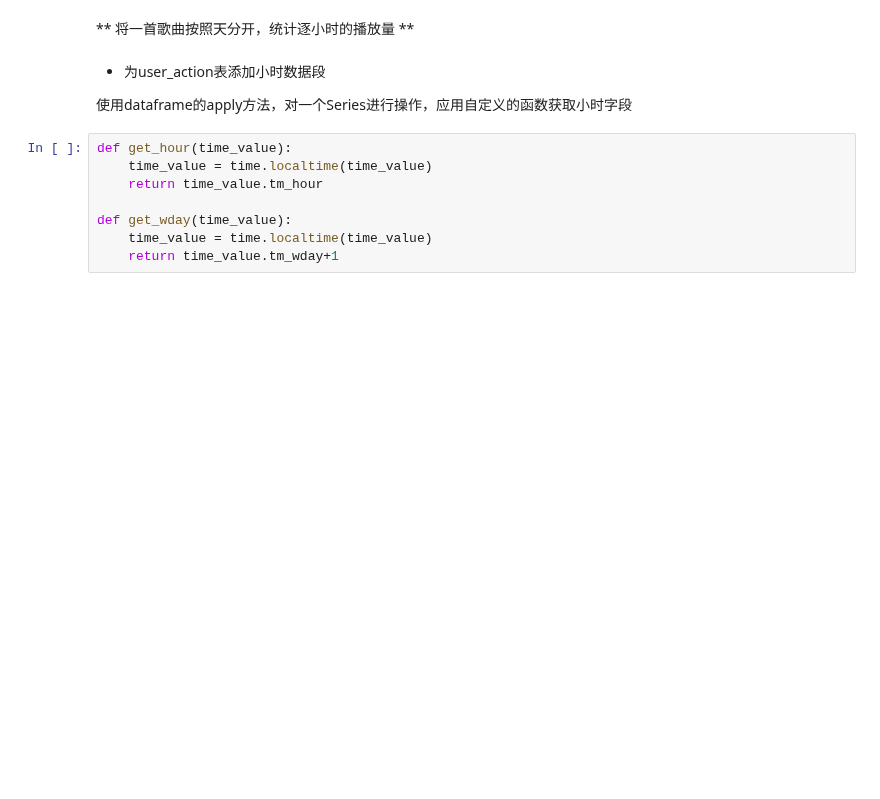
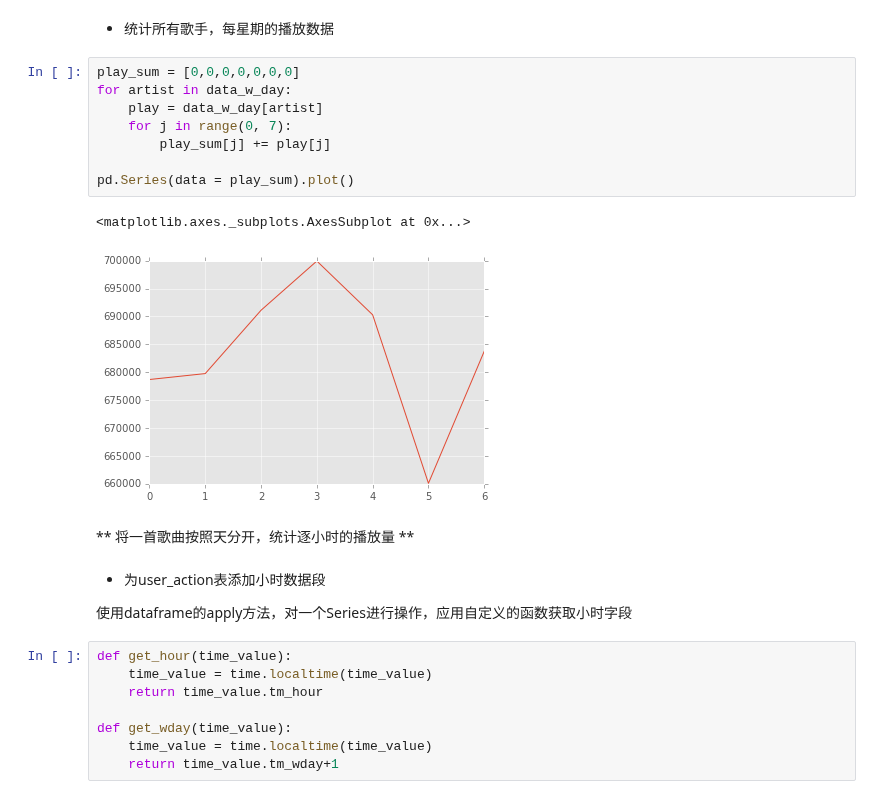
Before and after one commit to amazingcosmos/DM-course-Project, a Jupyter notebook: analyse.ipynb, the cells around one changed output. Saved outputs shown, nothing was run; the diff lists cells and outputs as text; blank space fills up the shorter version.

```diff
--- a/analyse.ipynb
+++ b/analyse.ipynb
@@ -26,3 +85,16 @@ artist_id = list(set(df_song_by_artist['artist_id']))
+# %% [markdown]
+- 统计所有歌手，每星期的播放数据
+# %%
+play_sum = [0,0,0,0,0,0,0]
+for artist in data_w_day:
+    play = data_w_day[artist]
+    for j in range(0, 7):
+        play_sum[j] += play[j]
+
+pd.Series(data = play_sum).plot()
+# %% [output]
+<matplotlib.axes._subplots.AxesSubplot at 0x...>
+[figure, added]
 # %% [markdown]
 ** 将一首歌曲按照天分开，统计逐小时的播放量 **
 # %% [markdown]
```
Also changed, not shown: parts of 22 cells of this notebook, 9 other files.
